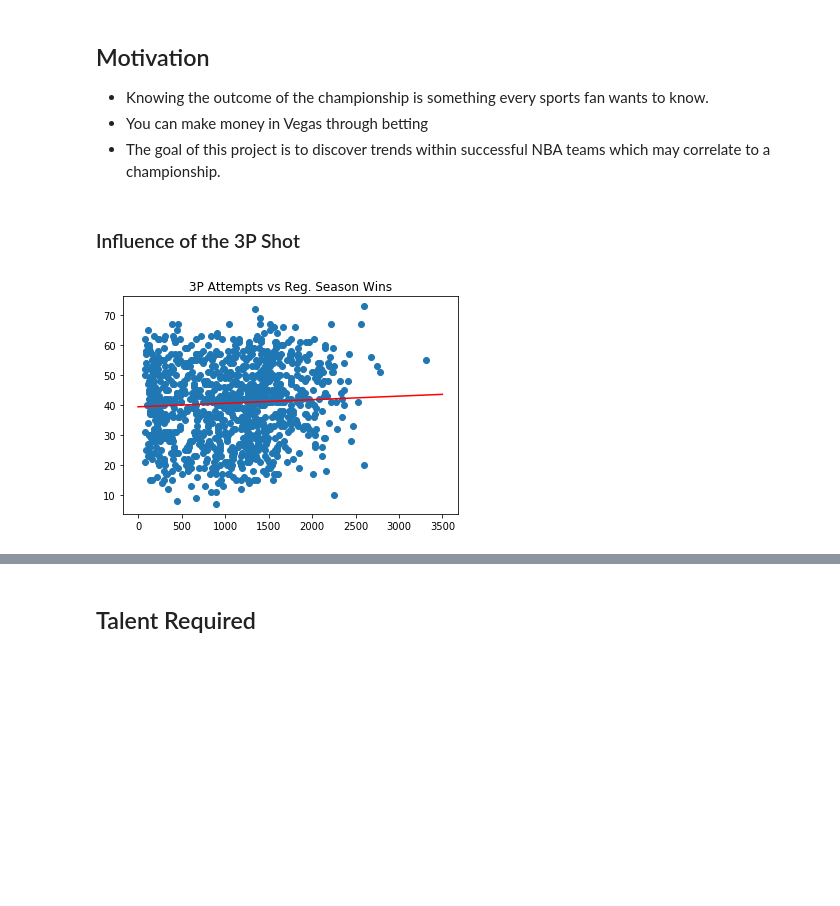
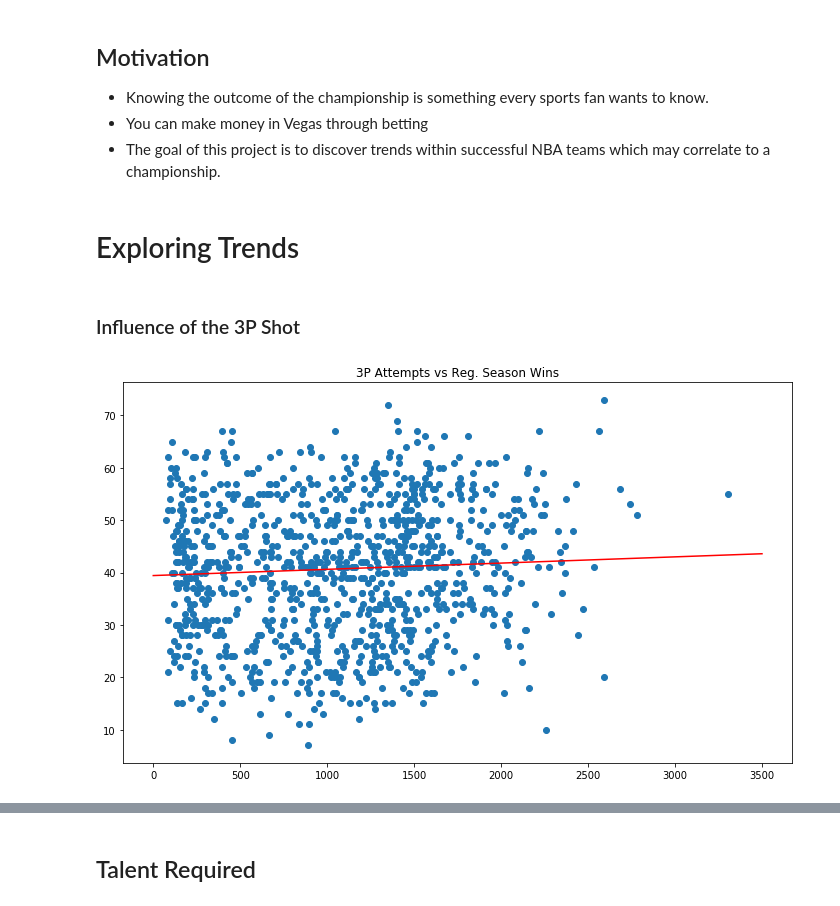
Before and after one commit to jfong27/NBA-Machine-Learning, a Jupyter notebook: Presentation.ipynb, the cells around one changed output, grey strips where cells are left out. Drawn from its saved outputs; the diff is of its cells as text; code cells hidden in the pictures; blank space fills up the shorter version.

```diff
--- a/Presentation.ipynb
+++ b/Presentation.ipynb
@@ -6,6 +6,8 @@
 - Knowing the outcome of the championship is something every sports fan wants to know.
 - You can make money in Vegas through betting
 - The goal of this project is to discover trends within successful NBA teams which may correlate to a championship.
+# %% [markdown]
+# Exploring Trends
 # %% [markdown]
 ### Influence of the 3P Shot
 # %%
@@ -16,7 +16,7 @@ data = pd.read_csv('./nba_data.csv')
-# %%
-plot_3pa()
-# %% [output]
-[figure, removed]
+# %%
+plot_3pa1()
+# %% [output]
+[figure, added]
 # %%
 plot_recent_3()
 # %% [output]
```
Also changed, not shown: parts of 32 cells of this notebook, 5 other files.
